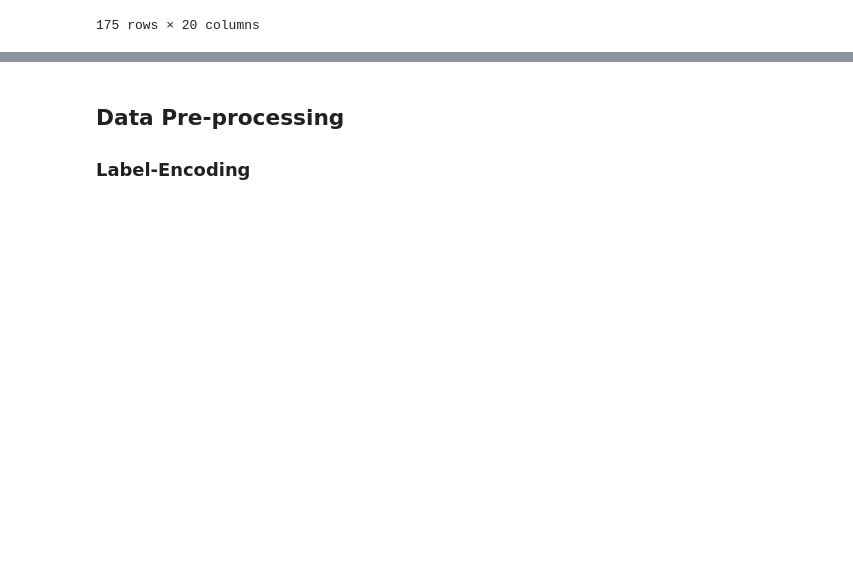
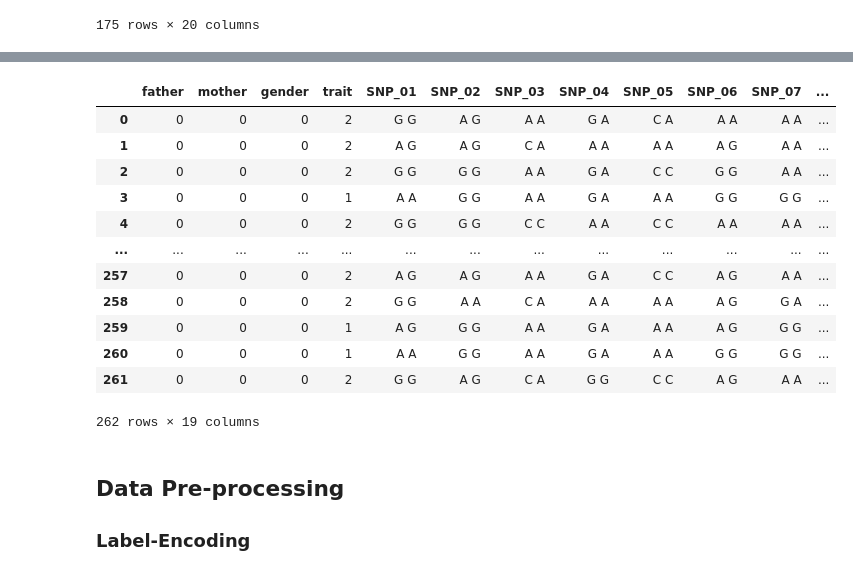
Before and after one commit to Jonghyun-Park1027/Competition, a Jupyter notebook: 유전자분류/[Baseline]_Label-Encoding + Random Forest 활용.ipynb, the cells around one changed output, grey strips where cells are left out. Drawn from its saved outputs; the diff is of its cells as text; code cells hidden in the pictures; blank space fills up the shorter version.

```diff
--- a/유전자분류/[Baseline]_Label-Encoding + Random Forest 활용.ipynb
+++ b/유전자분류/[Baseline]_Label-Encoding + Random Forest 활용.ipynb
@@ -78,6 +74,22 @@ def get_x_y(df):
 # %%
 train_x, train_y = get_x_y(train)
 test_x = get_x_y(test)
+# %%
+train_x
+# %% [output]
+|  | father | mother | gender | trait | SNP_01 | SNP_02 | SNP_03 | SNP_04 | SNP_05 | SNP_06 | SNP_07 | ... |
+| 0 | 0 | 0 | 0 | 2 | G G | A G | A A | G A | C A | A A | A A | ... |
+| 1 | 0 | 0 | 0 | 2 | A G | A G | C A | A A | A A | A G | A A | ... |
+| 2 | 0 | 0 | 0 | 2 | G G | G G | A A | G A | C C | G G | A A | ... |
+| 3 | 0 | 0 | 0 | 1 | A A | G G | A A | G A | A A | G G | G G | ... |
+| 4 | 0 | 0 | 0 | 2 | G G | G G | C C | A A | C C | A A | A A | ... |
+| ... | ... | ... | ... | ... | ... | ... | ... | ... | ... | ... | ... | ... |
+| 257 | 0 | 0 | 0 | 2 | A G | A G | A A | G A | C C | A G | A A | ... |
+| 258 | 0 | 0 | 0 | 2 | G G | A A | C A | A A | A A | A G | G A | ... |
+| 259 | 0 | 0 | 0 | 1 | A G | G G | A A | G A | A A | A G | G G | ... |
+| 260 | 0 | 0 | 0 | 1 | A A | G G | A A | G A | A A | G G | G G | ... |
+| 261 | 0 | 0 | 0 | 2 | G G | A G | C A | G G | C C | A G | A A | ... |
+262 rows × 19 columns
 # %% [markdown]
 ## Data Pre-processing
 ### Label-Encoding
```
Also changed, not shown: parts of 8 cells of this notebook, 1 other file.
